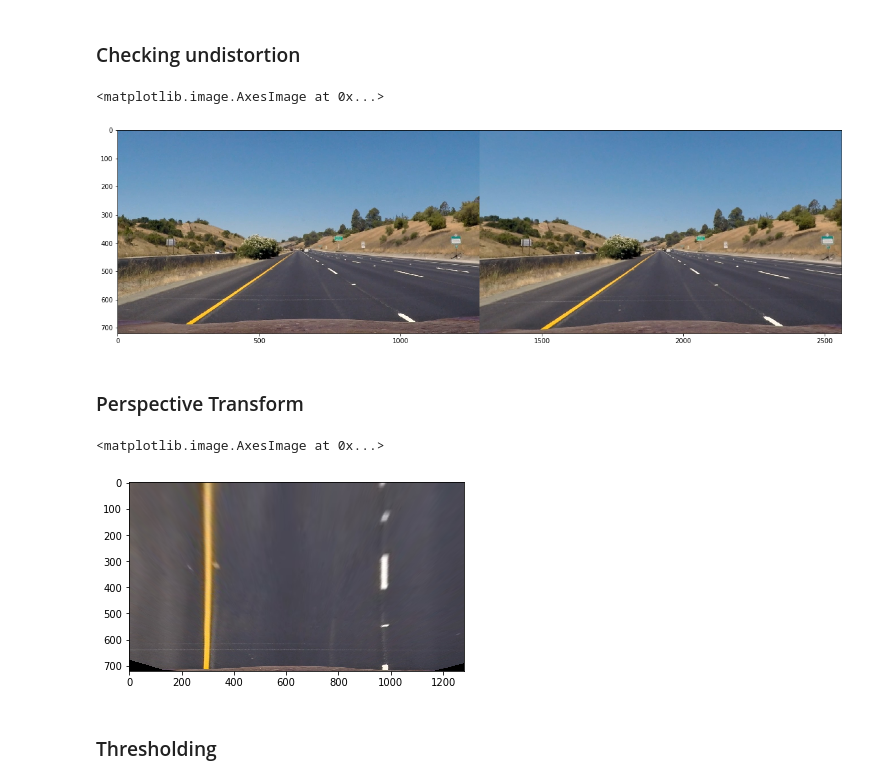
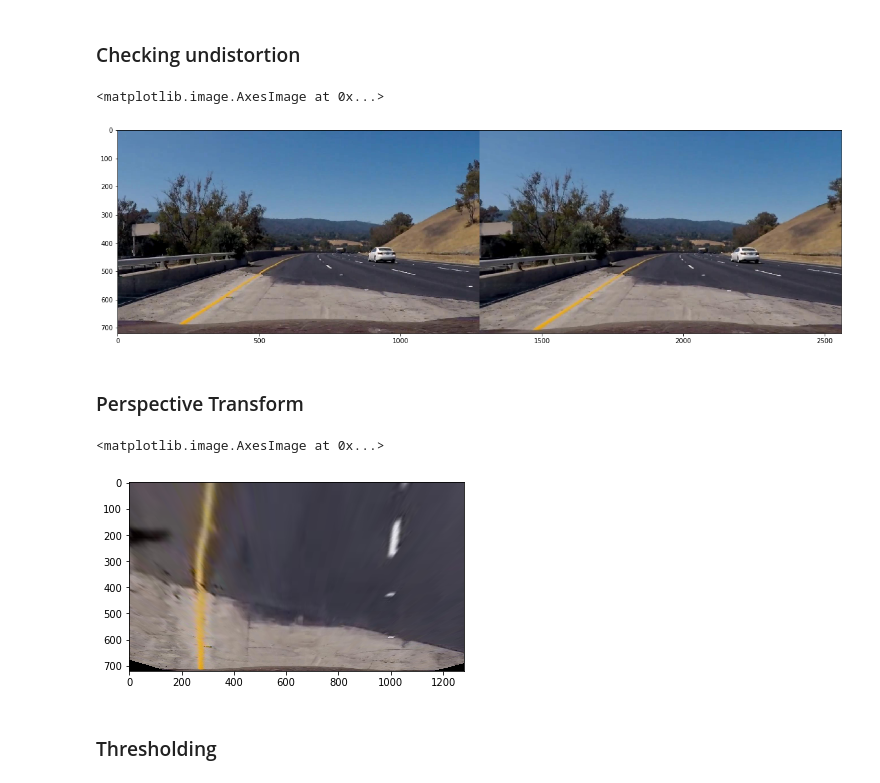
Before and after one commit to ergorham/CarND-AdvancedLaneLinesProject, a Jupyter notebook: AdvLaneLines.ipynb, the cells around one changed output. Drawn from its saved outputs; the diff is of its cells as text; code cells hidden in the pictures.

```diff
--- a/AdvLaneLines.ipynb
+++ b/AdvLaneLines.ipynb
@@ -98,21 +98,22 @@ True
 # %%
 #restore camera parameters
 params_file = open("camParams.p","rb")
 camParams = pickle.load(params_file)
 params_file.close()
 
 #undistort the test image and visualize
-img = cv2.imread("./test_images/straight_lines1.jpg")
-#img = cv2.imread("./test_images/test6.jpg")
+#img = cv2.imread("./test_images/straight_lines1.jpg")
+#img = cv2.imread("./test_images/test4.jpg")
+img = cv2.imread("./debug_images/4.45.jpg")
 corrected_img = cv2.undistort(img,camParams.mtx,camParams.dist,None,camParams.mtx)
 compare = np.concatenate((img,corrected_img),axis=1)
 resized = cv2.resize(compare,(int(compare.shape[1]/2),int(compare.shape[0]/2)))
 plt.figure(num=1,figsize=(20,20))
 plt.imshow(cv2.cvtColor(compare,cv2.COLOR_BGR2RGB))
 #cv2.imwrite('resized_img.png',resized)
 # %% [output]
 <matplotlib.image.AxesImage at 0x...>
-[figure, old version]
+[figure, new version]
 # %% [markdown]
 ### Perspective Transform
 # %%
@@ -133,7 +134,7 @@ M_inv = cv2.getPerspectiveTransform(dst,src)
 #plt.imshow(cv2.cvtColor(masked_img,cv2.COLOR_BGR2RGB))
 #img_size=(corrected_img.shape[1],corrected_img.shape[0])
 warped = warp(corrected_img,M)
-cv2.imwrite('./output_images/birdsEye.png',warped)
+#cv2.imwrite('./output_images/birdsEye.png',warped)
 unwarped = warp(warped,M_inv,True)
 plt.figure(num=1)
 plt.imshow(cv2.cvtColor(warped,cv2.COLOR_BGR2RGB))
@@ -141,7 +142,7 @@ plt.imshow(cv2.cvtColor(warped,cv2.COLOR_BGR2RGB))
 #plt.imshow(cv2.cvtColor(unwarped,cv2.COLOR_BGR2RGB))
 # %% [output]
 <matplotlib.image.AxesImage at 0x...>
-[figure, old version]
+[figure, new version]
 # %% [markdown]
 ### Thresholding
 # %%
```
Also changed, not shown: parts of 16 cells of this notebook, 3 other files.
